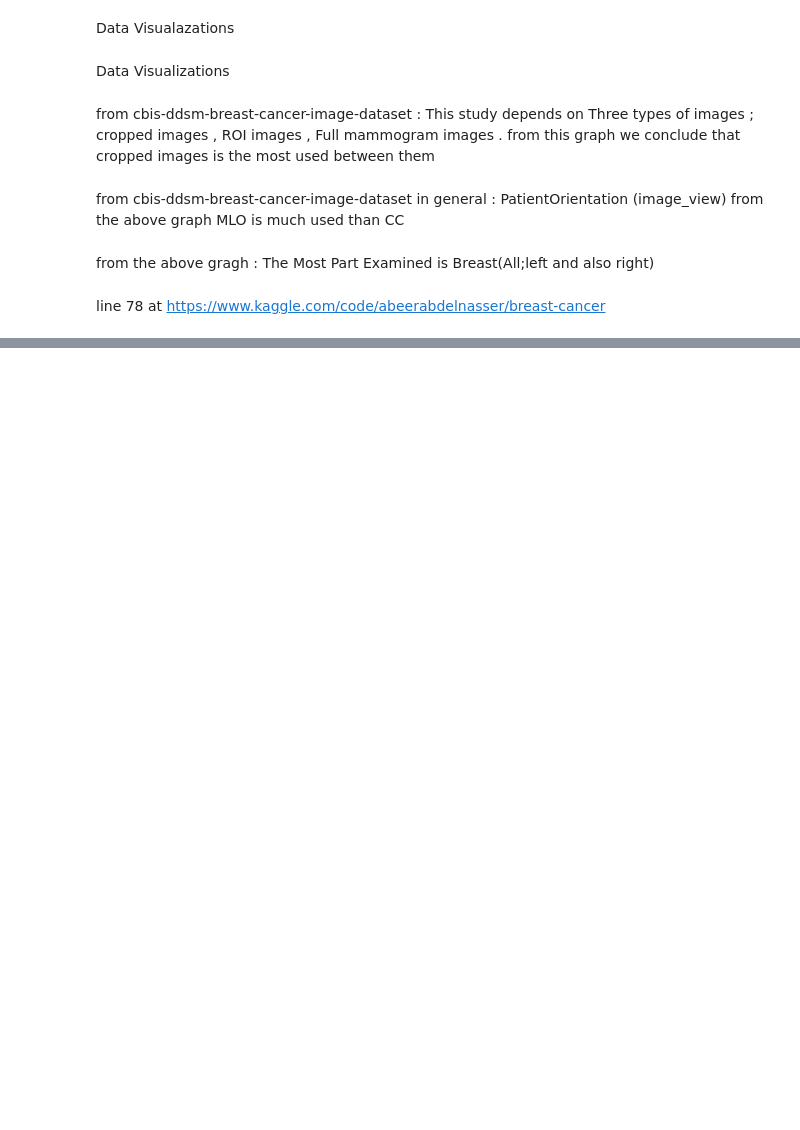
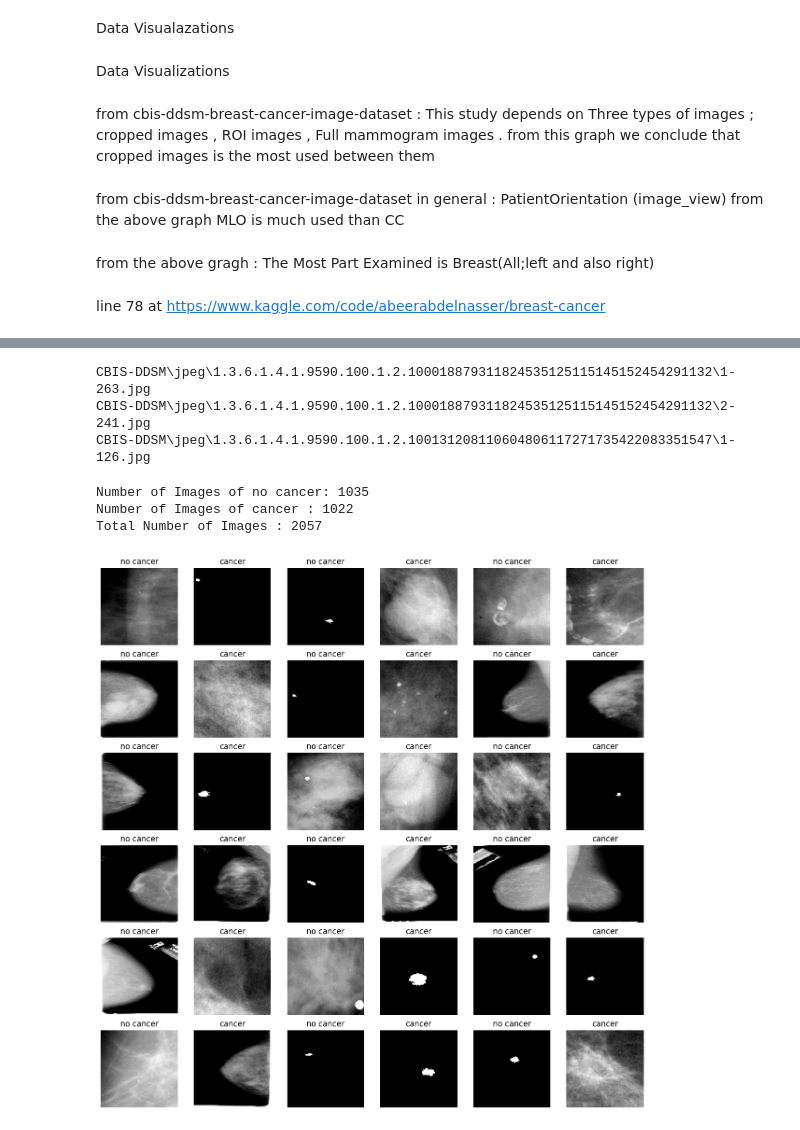
Before and after one commit to Vthanos/B.I.C, a Jupyter notebook: notebooks/classnet.ipynb, the cells around one changed output, grey strips where cells are left out. Drawn from its saved outputs; the diff is of its cells as text; code cells hidden in the pictures; blank space fills up the shorter version.

```diff
--- a/notebooks/classnet.ipynb
+++ b/notebooks/classnet.ipynb
@@ -21,7 +25,7 @@ tf . print(tf. __version__)
 # %% [markdown]
 testing the file path to see if the pictures are recognized
 # %%
-for dirname, _, filenames in os.walk('CBIS-DDSM/jpeg'):
+for dirname, _, filenames in os.walk('CBIS-DDSM\jpeg'):
     for filename in filenames:
         print(os.path.join(dirname, filename))
 # %% [markdown]
@@ -395,0 +1352,6 @@ line 78 at https://www.kaggle.com/code/abeerabdelnasser/breast-cancer
+# %%
+breast_img=[]
+for dirname, _, filenames in os.walk('CBIS-DDSM\jpeg'):
+    for filename in filenames:
+        print(os.path.join(dirname, filename))
+        breast_img.append(os.path.join(dirname, filename))
@@ -395,0 +1376,62 @@ line 78 at https://www.kaggle.com/code/abeerabdelnasser/breast-cancer
+# %%
+for imgname in breast_img[:3]:
+    print(imgname)
+# %% [output]
+CBIS-DDSM\jpeg\1.3.6.1.4.1.9590.100.1.2.100018879311824535125115145152454291132\1-263.jpg
+CBIS-DDSM\jpeg\1.3.6.1.4.1.9590.100.1.2.100018879311824535125115145152454291132\2-241.jpg
+CBIS-DDSM\jpeg\1.3.6.1.4.1.9590.100.1.2.100131208110604806117271735422083351547\1-126.jpg
+# %%
+non_can_img = []
+can_img = []
+
+for img in breast_img:
+    if img[-5] == '0' :
+        non_can_img.append(img)
+
+    elif img[-5] == '1' :
+        can_img.append(img)
+# %%
+non_can_num = len(non_can_img)  # No cancer
+can_num = len(can_img)   # Cancer
+
+total_img_num = non_can_num + can_num
+
+print('Number of Images of no cancer: {}' .format(non_can_num))   # images of Non cancer
+print('Number of Images of cancer : {}' .format(can_num))   # images of cancer
+print('Total Number of Images : {}' .format(total_img_num))
+# %% [output]
+Number of Images of no cancer: 1035
+Number of Images of cancer : 1022
+Total Number of Images : 2057
+# %%
+from keras_preprocessing import image
+
+plt.figure(figsize = (15, 15))
+
+some_non = np.random.randint(0, len(non_can_img), 18)
+some_can = np.random.randint(0, len(can_img), 18)
+
+s = 0
+for num in some_non:
+
+        img = image.load_img((non_can_img[num]), target_size=(100, 100))
+        img = image.img_to_array(img)
+
+        plt.subplot(6, 6, 2*s+1)
+        plt.axis('off')
+        plt.title('no cancer')
+        plt.imshow(img.astype('uint8'))
+        s += 1
+
+s = 1
+for num in some_can:
+
+        img = image.load_img((can_img[num]), target_size=(100, 100))
+        img = image.img_to_array(img)
+        plt.subplot(6, 6, 2*s)
+        plt.axis('off')
+        plt.title('cancer')
+        plt.imshow(img.astype('uint8'))
+        s += 1
+# %% [output]
+[figure, added]
```
Also changed, not shown: parts of 207 cells of this notebook.
